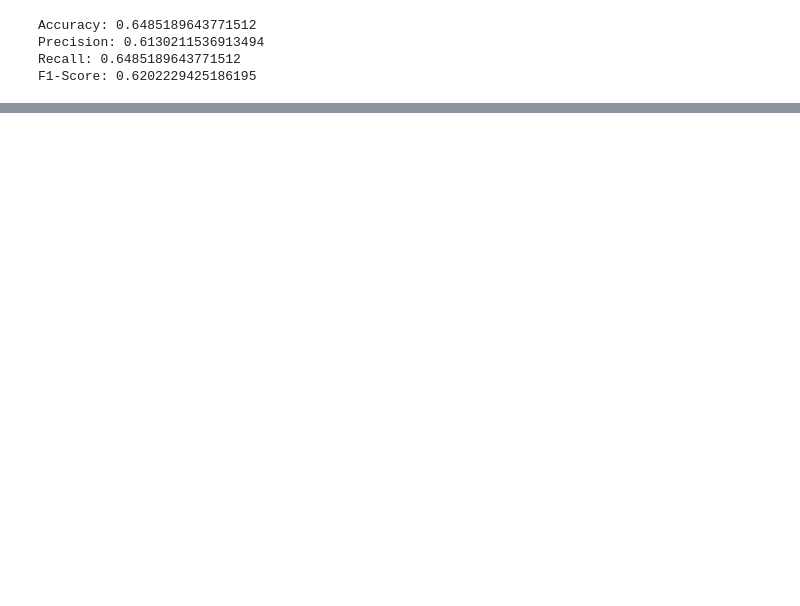
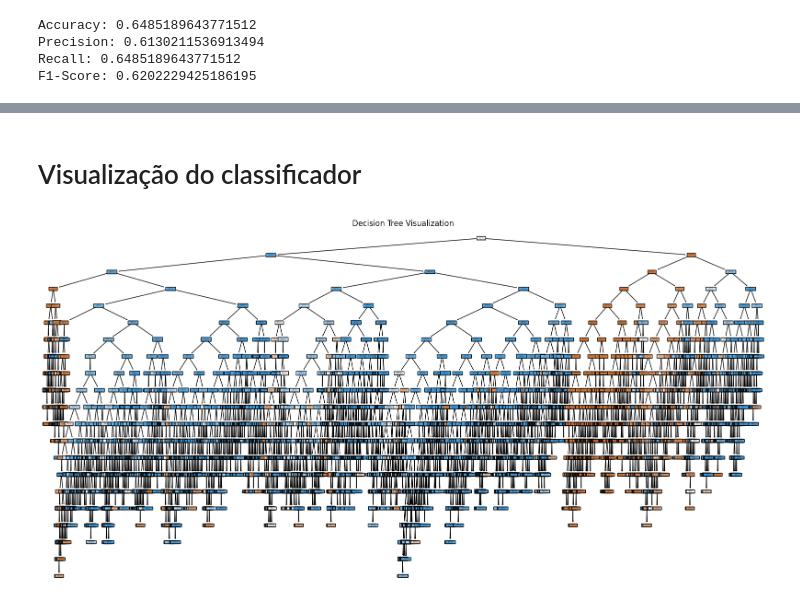
Before and after one commit to SamuelLipovetsky/mda_project, a Jupyter notebook: classification.ipynb, the cells around one changed output, grey strips where cells are left out. Cells and saved outputs as stored; diff of their text form; code cells hidden in the pictures; blank space fills up the shorter version.

```diff
--- a/classification.ipynb
+++ b/classification.ipynb
@@ -391,0 +395,6 @@ F1-Score: 0.6202229425186195
+# %%
+# Set 'fatalidade:NAO FATAL' to True where 'fatalidade:SEM FERIMENTOS' is True
+concat_dfs.loc[concat_dfs['fatalidade:SEM FERIMENTOS'] == True, 'fatalidade:NAO FATAL'] = True
+
+# Drop the 'fatalidade:SEM FERIMENTOS' column
+concat_dfs.drop(columns=['fatalidade:SEM FERIMENTOS'], inplace=True)
@@ -391,0 +406,21 @@ F1-Score: 0.6202229425186195
+# %%
+# Convert boolean columns to integers
+concat_dfs = concat_dfs.astype(int)
+
+X = concat_dfs.drop(columns=['fatalidade:FATAL', 'fatalidade:NAO FATAL'])
+y = concat_dfs[['fatalidade:FATAL', 'fatalidade:NAO FATAL']].idxmax(axis=1)
+
+
+# Split the concat_dfs into training and testing sets
+X_train, X_test, y_train, y_test = train_test_split(X, y, test_size=0.3, random_state=42)
+
+# Apply SMOTE to the training data
+smote = SMOTE(random_state=42)
+X_train_resampled, y_train_resampled = smote.fit_resample(X_train, y_train)
+# %%
+# Train a decision tree classifier on the resampled training data
+dt_classifier = DecisionTreeClassifier(random_state=42)
+dt_classifier.fit(X_train_resampled, y_train_resampled)
+
+# Make predictions on the test set
+y_pred_dt = dt_classifier.predict(X_test)
@@ -391,0 +478,2 @@ F1-Score: 0.6202229425186195
+# %% [markdown]
+# Visualização do classificador
@@ -391,0 +483,7 @@ F1-Score: 0.6202229425186195
+# %%
+plt.figure(figsize=(20, 10))
+plot_tree(dt_classifier, filled=True, feature_names=X.columns, class_names=['fatalidade:FATAL', 'fatalidade:NAO FATAL'], rounded=True)
+plt.title("Decision Tree Visualization")
+plt.show()
+# %% [output]
+[figure, added]
```
Also changed, not shown: parts of 11 cells of this notebook.
